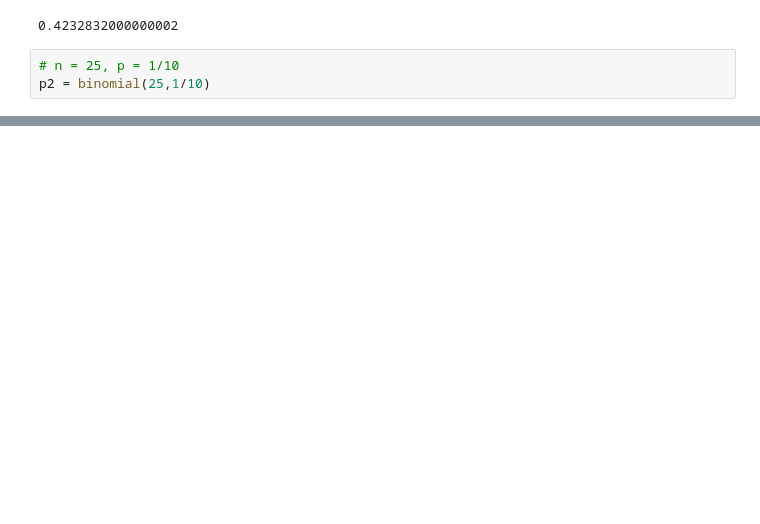
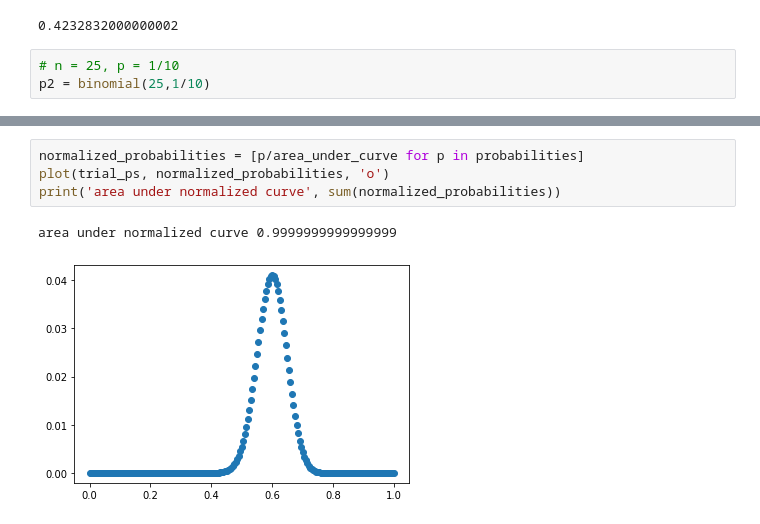
Before and after one commit to ctarrington/try-colab, a Jupyter notebook: binomial.ipynb, the cells around one changed output, grey strips where cells are left out. Saved outputs shown, nothing was run; the diff lists cells and outputs as text; blank space fills up the shorter version.

```diff
--- a/binomial.ipynb
+++ b/binomial.ipynb
@@ -72,0 +92,7 @@ EX: If we had 60 heads in 100 trials what does that tell us about a single throw
+# %%
+normalized_probabilities = [p/area_under_curve for p in probabilities]
+plot(trial_ps, normalized_probabilities, 'o')
+print('area under normalized curve', sum(normalized_probabilities))
+# %% [output]
+area under normalized curve 0.9999999999999999
+[figure, added]
```
Also changed, not shown: parts of 21 cells of this notebook.
